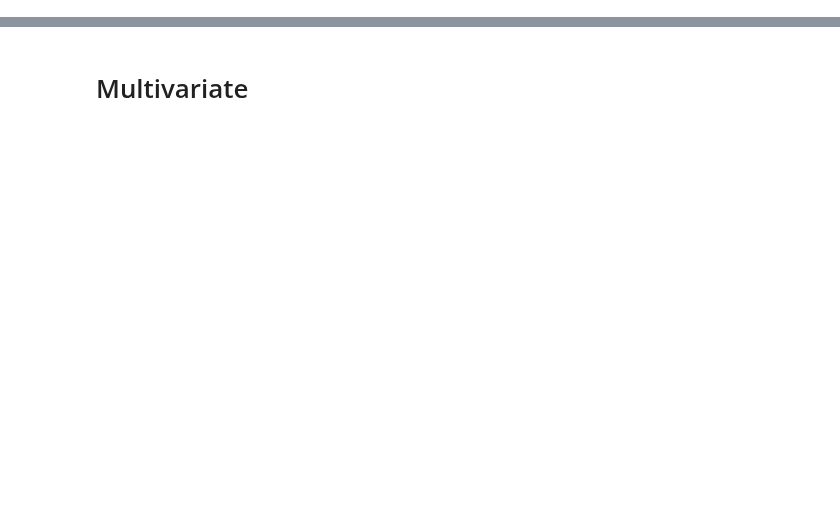
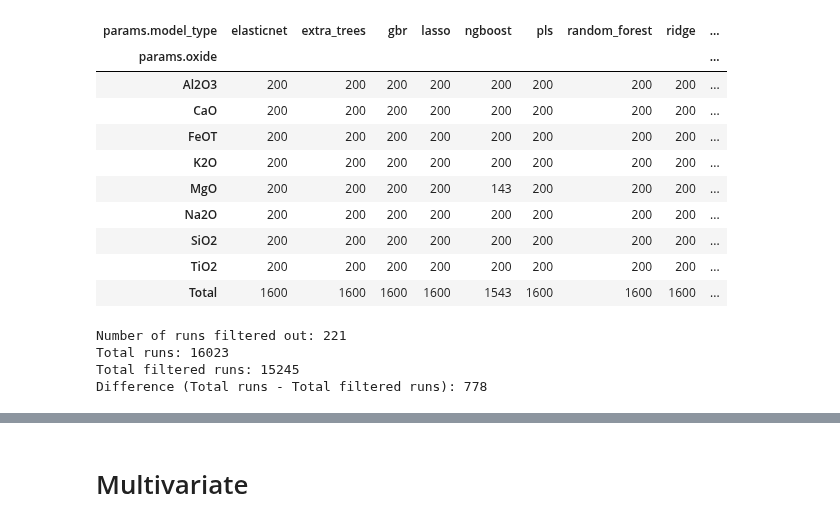
Before and after one commit to chhoumann/thesis-chemcam, a Jupyter notebook: baseline/experiment_analysis/experiment_analysis.ipynb, the cells around one changed output, grey strips where cells are left out. Cells and saved outputs as stored; diff of their text form; code cells hidden in the pictures; blank space fills up the shorter version.

```diff
--- a/baseline/experiment_analysis/experiment_analysis.ipynb
+++ b/baseline/experiment_analysis/experiment_analysis.ipynb
@@ -20,3 +25,23 @@ len(runs)
+# %%
+filtered_runs = runs[~runs["params.model_type"].isna()]  # Remove runs without model type (parent runs)
+filtered_runs["params.oxide"].value_counts()
+
+model_type_counts = filtered_runs.groupby("params.oxide")["params.model_type"].value_counts().unstack(fill_value=0)
+model_type_counts['Total'] = model_type_counts.sum(axis=1)
+model_type_counts.loc['Total'] = model_type_counts.sum(axis=0)
+display(model_type_counts)
+# %% [output]
+| params.model_type | elasticnet | extra_trees | gbr | lasso | ngboost | pls | random_forest | ridge | ... |
+| params.oxide |  |  |  |  |  |  |  |  | ... |
+| Al2O3 | 200 | 200 | 200 | 200 | 200 | 200 | 200 | 200 | ... |
+| CaO | 200 | 200 | 200 | 200 | 200 | 200 | 200 | 200 | ... |
+| FeOT | 200 | 200 | 200 | 200 | 200 | 200 | 200 | 200 | ... |
+| K2O | 200 | 200 | 200 | 200 | 200 | 200 | 200 | 200 | ... |
+| MgO | 200 | 200 | 200 | 200 | 143 | 200 | 200 | 200 | ... |
+| Na2O | 200 | 200 | 200 | 200 | 200 | 200 | 200 | 200 | ... |
+| SiO2 | 200 | 200 | 200 | 200 | 200 | 200 | 200 | 200 | ... |
+| TiO2 | 200 | 200 | 200 | 200 | 200 | 200 | 200 | 200 | ... |
+| Total | 1600 | 1600 | 1600 | 1600 | 1543 | 1600 | 1600 | 1600 | ... |
 # %%
 from lib.reproduction import major_oxides
 
@@ -32,2 +51,21 @@ filtered_runs = filtered_runs[filtered_runs['metrics.rmse_cv'] <= 50]
+# %%
+from experiment_analysis.experiment_data_utils import clean_experiment_data
+
+filtered_runs = clean_experiment_data(runs)
+
+num_filtered_out = len(filtered_runs) - len(filtered_runs[filtered_runs['metrics.rmse_cv'] <= 50])
+filtered_runs = filtered_runs[filtered_runs['metrics.rmse_cv'] <= 50]
+print(f"Number of runs filtered out: {num_filtered_out}")
+total_runs = len(runs)
+total_filtered_runs = len(filtered_runs)
+
+print(f"Total runs: {total_runs}")
+print(f"Total filtered runs: {total_filtered_runs}")
+print(f"Difference (Total runs - Total filtered runs): {total_runs - total_filtered_runs}")
+# %% [output]
+Number of runs filtered out: 221
+Total runs: 16023
+Total filtered runs: 15245
+Difference (Total runs - Total filtered runs): 778
 # %%
 filtered_runs["params.oxide"].value_counts()
```
Also changed, not shown: parts of 18 cells of this notebook, 1 other file.
